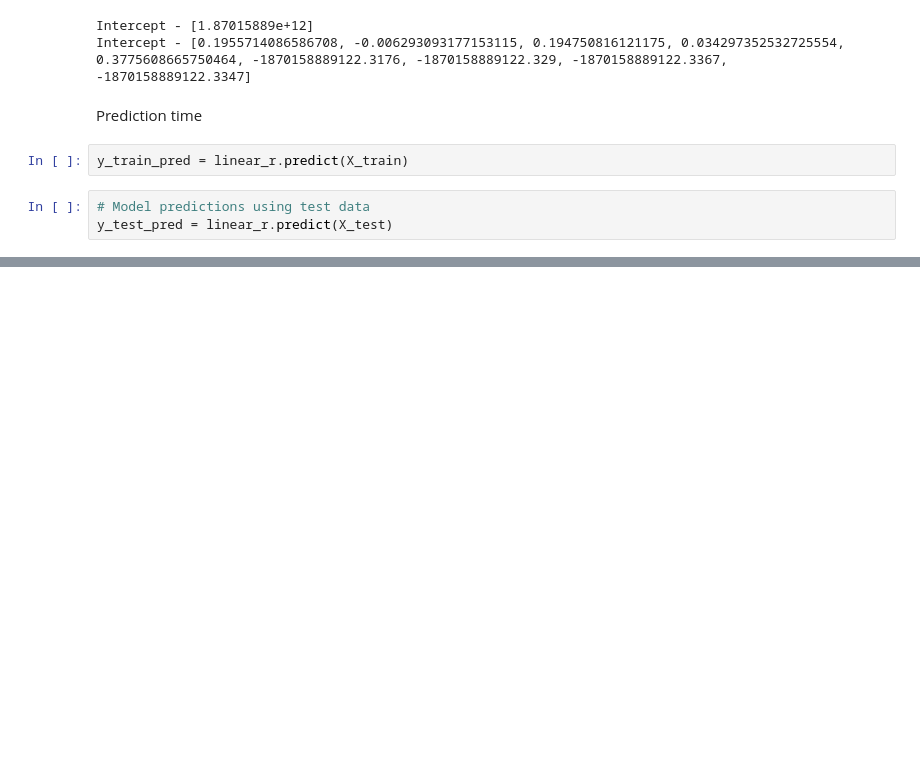
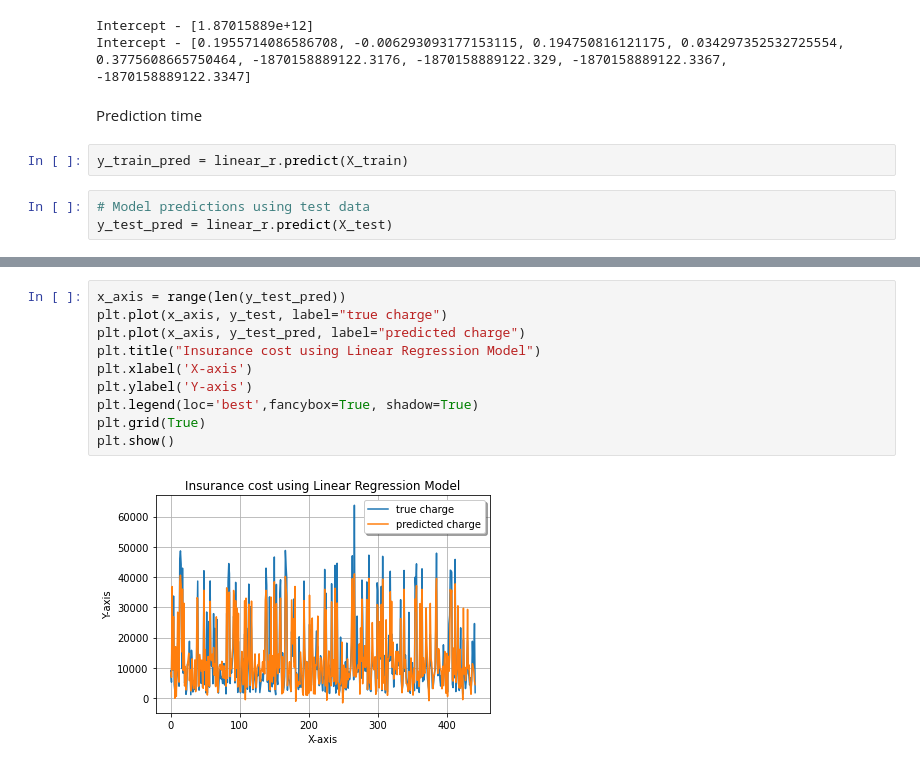
Before and after one commit to DPY401T/intro-to-ml, a Jupyter notebook: Regression Problem/medical_cost_per_individual.ipynb, the cells around one changed output, grey strips where cells are left out. Saved outputs shown, nothing was run; the diff lists cells and outputs as text; blank space fills up the shorter version.

```diff
--- a/Regression Problem/medical_cost_per_individual.ipynb
+++ b/Regression Problem/medical_cost_per_individual.ipynb
@@ -216,0 +217,12 @@ test_results.head(3)
+# %%
+x_axis = range(len(y_test_pred))
+plt.plot(x_axis, y_test, label="true charge")
+plt.plot(x_axis, y_test_pred, label="predicted charge")
+plt.title("Insurance cost using Linear Regression Model")
+plt.xlabel('X-axis')
+plt.ylabel('Y-axis')
+plt.legend(loc='best',fancybox=True, shadow=True)
+plt.grid(True)
+plt.show()
+# %% [output]
+[figure, added]
```
Also changed, not shown: parts of 26 cells of this notebook.
